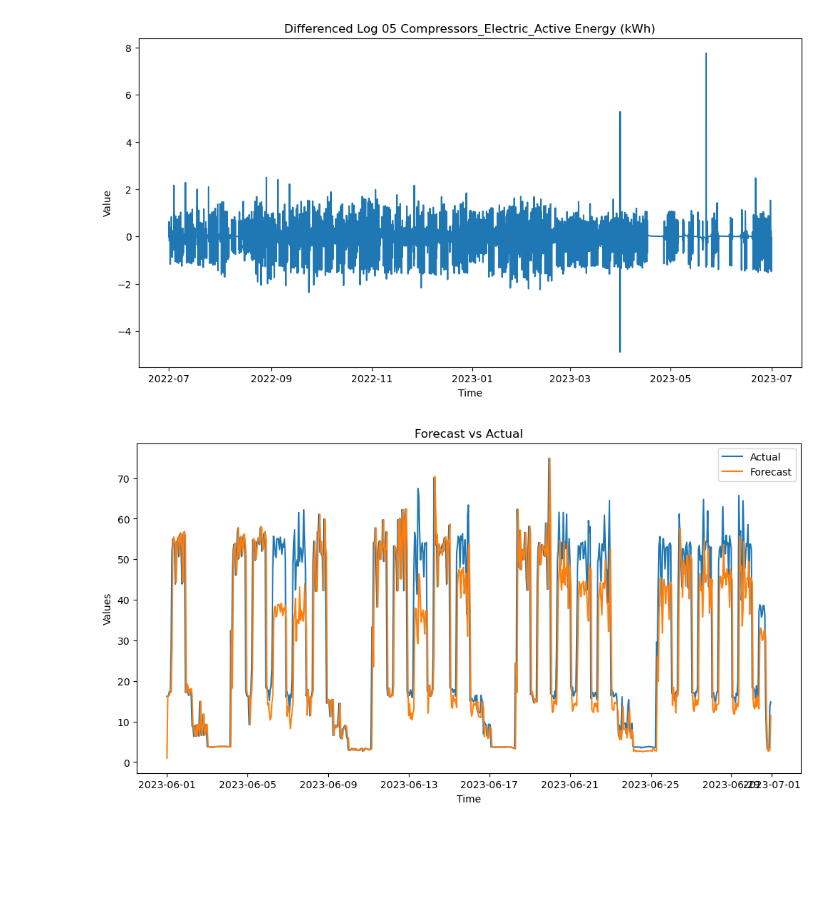
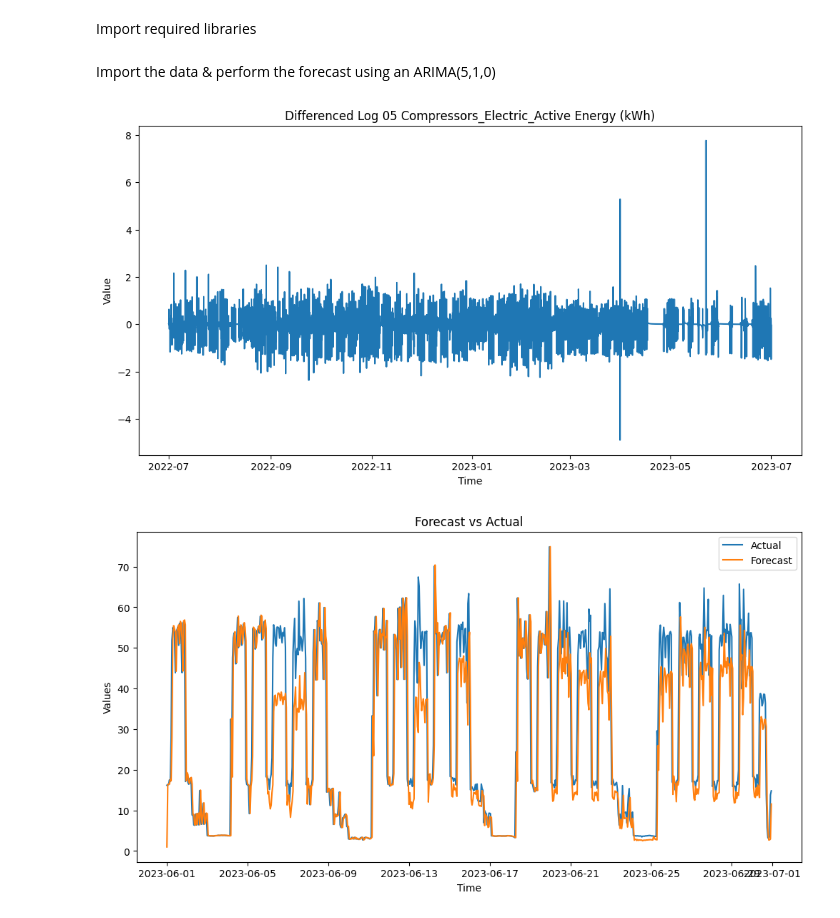
Before and after one commit to johanbarreiro/energy_consumption_optimizer, a Jupyter notebook: forecasting/compressor_consumption_forecasting.ipynb, the cells around one changed output. Drawn from its saved outputs; the diff is of its cells as text; code cells hidden in the pictures; blank space fills up the shorter version.

```diff
--- a/forecasting/compressor_consumption_forecasting.ipynb
+++ b/forecasting/compressor_consumption_forecasting.ipynb
@@ -5,3 +5,5 @@ cd ..
+# %% [markdown]
+Import required libraries
 # %%
 import pandas as pd
 import matplotlib.pyplot as plt
@@ -11,16 +13,11 @@ import numpy as np
 import joblib
 import warnings
 warnings.filterwarnings('ignore')
+# %% [markdown]
+Import the data & perform the forecast using an ARIMA(5,1,0)
 # %%
-import pandas as pd
-import matplotlib.pyplot as plt
-from statsmodels.tsa.arima.model import ARIMA
-import joblib
-from sklearn.metrics import mean_squared_error
-import numpy as np
-
 # Load the data
-data = pd.read_csv('data/processed_data/industrial_sites_processed/2024-07-07T16-56-34_industrial_site2_processed.csv')
+data = pd.read_csv('data/processed_data/industrial_sites_processed/2024-07-09T19-25-47_industrial_site2_processed.csv')
 
 data = data.dropna()
 
@@ -88,31 +85,31 @@ for i in range(0, len(test), 24):
         })
 
     # Update training set with real data
     train = pd.concat([train, test[i:i + forecast_steps]])
 
 # Create a DataFrame from the results
 results_df = pd.DataFrame(results)
 
 # Save results to a CSV file
 results_df.to_csv('data/forecasted_data/compressor_consumption_forecast_results.csv', index=False)
 
 # Save the model
 joblib.dump(model_fit, 'forecasting/forecasters/compressor_consumption_forecaster.pkl')
 
 # Plot the results
 plt.figure(figsize=(12, 6))
 plt.plot(results_df['Time'], results_df['Real Values'], label='Actual')
 plt.plot(results_df['Time'], results_df['Forecasting Values'], label='Forecast')
 plt.title('Forecast vs Actual')
 plt.xlabel('Time')
 plt.ylabel('Values')
 plt.legend()
 plt.show()
 
 # Calculate forecast accuracy for the entire period
 mse = mean_squared_error(results_df['Real Values'], results_df['Forecasting Values'])
 rmse = np.sqrt(mse)
 print(f'RMSE: {rmse}')
 # %% [output]
 [figure]
-[figure, old version]
+[figure, new version]
```
Also changed, not shown: parts of 3 cells of this notebook, 5 other files.
